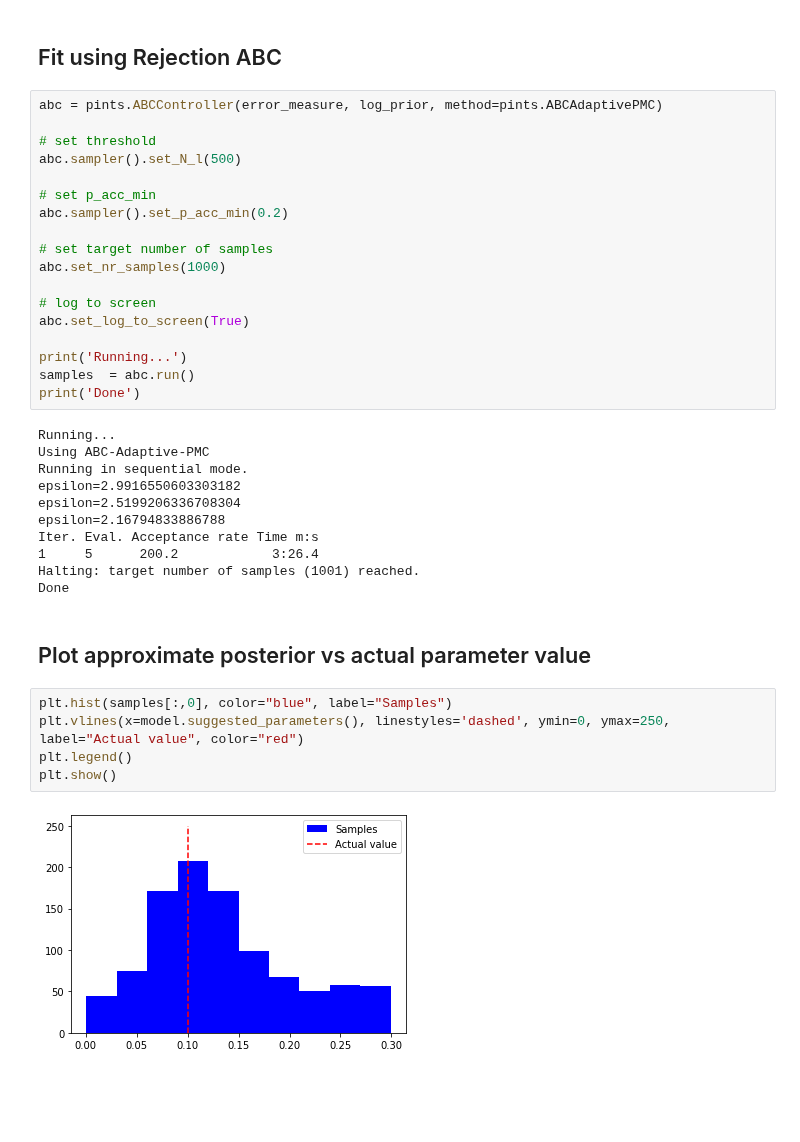
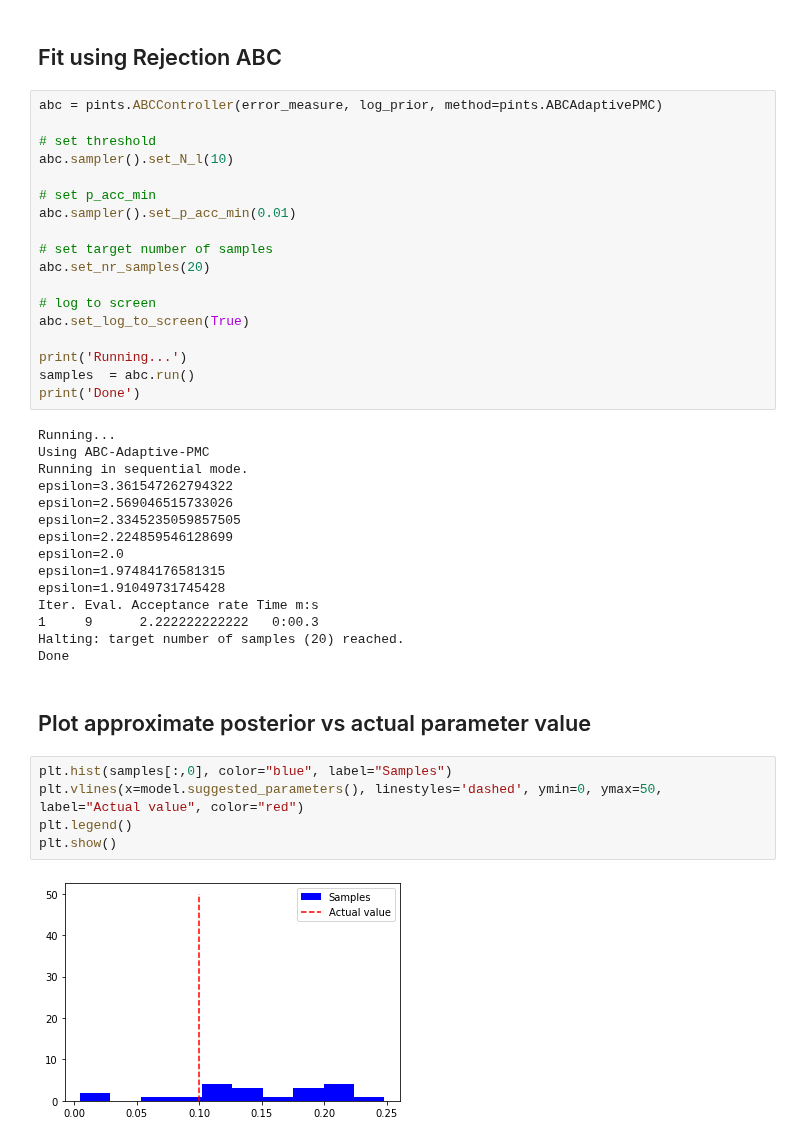
Before and after one commit to pints-team/pints, a Jupyter notebook: adaptive-pmc-abc.ipynb, the cells around one changed output. Drawn from its saved outputs; the diff is of its cells as text; blank space fills up the shorter version.

```diff
--- a/adaptive-pmc-abc.ipynb
+++ b/adaptive-pmc-abc.ipynb
@@ -32,13 +32,13 @@ error_measure = pints.RootMeanSquaredError(problem)
 abc = pints.ABCController(error_measure, log_prior, method=pints.ABCAdaptivePMC)
 
 # set threshold
-abc.sampler().set_N_l(500)
+abc.sampler().set_N_l(10)
 
 # set p_acc_min
-abc.sampler().set_p_acc_min(0.2)
+abc.sampler().set_p_acc_min(0.01)
 
 # set target number of samples
-abc.set_nr_samples(1000)
+abc.set_nr_samples(20)
 
 # log to screen
 abc.set_log_to_screen(True)
@@ -50,19 +50,23 @@ print('Done')
 Running...
 Using ABC-Adaptive-PMC
 Running in sequential mode.
-epsilon=2.9916550603303182
-epsilon=2.5199206336708304
-epsilon=2.16794833886788
+epsilon=3.361547262794322
+epsilon=2.569046515733026
+epsilon=2.3345235059857505
+epsilon=2.224859546128699
+epsilon=2.0
+epsilon=1.97484176581315
+epsilon=1.91049731745428
 Iter. Eval. Acceptance rate Time m:s
-1     5      200.2            3:26.4
-Halting: target number of samples (1001) reached.
+1     9      2.222222222222   0:00.3
+Halting: target number of samples (20) reached.
 Done
 # %% [markdown]
 ## Plot approximate posterior vs actual parameter value
 # %%
 plt.hist(samples[:,0], color="blue", label="Samples")
-plt.vlines(x=model.suggested_parameters(), linestyles='dashed', ymin=0, ymax=250, label="Actual value", color="red")
+plt.vlines(x=model.suggested_parameters(), linestyles='dashed', ymin=0, ymax=50, label="Actual value", color="red")
 plt.legend()
 plt.show()
 # %% [output]
-[figure, old version]
+[figure, new version]
```
Also changed, not shown: 1 other file.
